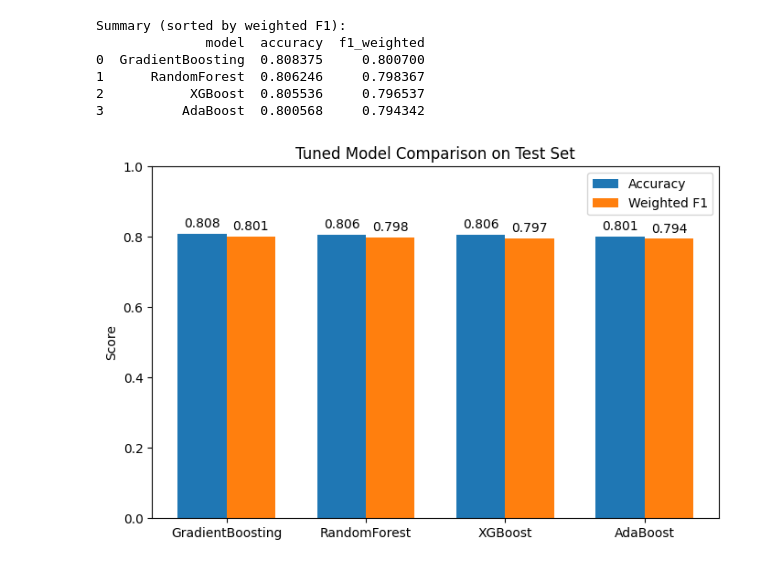
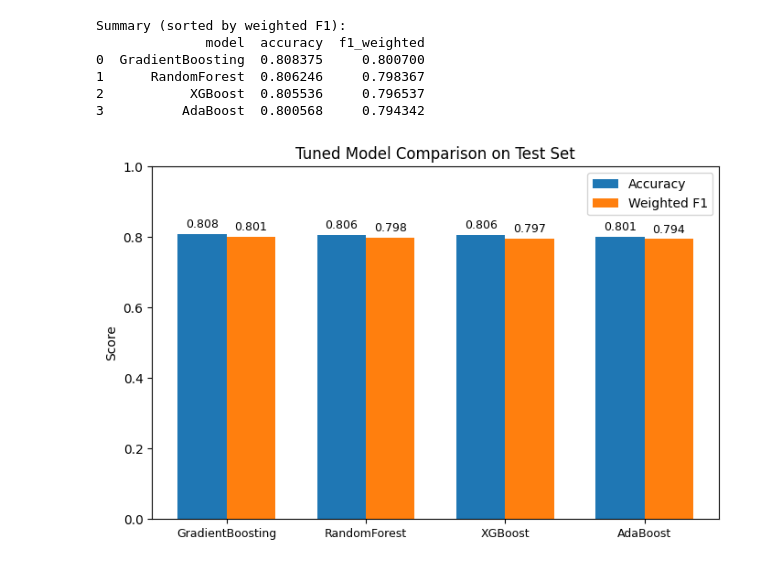
Before and after one commit to Genny995/Churn_Prediction, a Jupyter notebook: Customer Churn (Analysis and Prediction).ipynb, the cells around one changed output. Saved outputs shown, nothing was run; the diff lists cells and outputs as text; code cells hidden in the pictures.

```diff
--- a/Customer Churn (Analysis and Prediction).ipynb
+++ b/Customer Churn (Analysis and Prediction).ipynb
@@ -750,28 +750,29 @@ Summary (sorted by weighted F1):
 # %%
 plt.figure(figsize=(8,5))
 width = 0.35
 x = np.arange(len(results_df))
 
 # Barre
 bars1 = plt.bar(x - width/2, results_df['accuracy'], width, label='Accuracy')
 bars2 = plt.bar(x + width/2, results_df['f1_weighted'], width, label='Weighted F1')
 
 # Etichette asse x e limiti
-plt.xticks(x, results_df['model'])
+plt.xticks(x, results_df['model'], fontsize=9)
 plt.ylim(0,1)
 plt.ylabel('Score')
 plt.title('Tuned Model Comparison on Test Set')
 plt.legend()
 
 # Aggiungi etichette sopra le barre
 for bar in bars1:
     yval = bar.get_height()
-    plt.text(bar.get_x() + bar.get_width()/2, yval + 0.01, f"{yval:.3f}", ha='center', va='bottom')
+    plt.text(bar.get_x() + bar.get_width()/2, yval + 0.01, f"{yval:.3f}", ha='center', va='bottom', fontsize=9)
 
 for bar in bars2:
     yval = bar.get_height()
-    plt.text(bar.get_x() + bar.get_width()/2, yval + 0.01, f"{yval:.3f}", ha='center', va='bottom')
+    plt.text(bar.get_x() + bar.get_width()/2, yval + 0.01, f"{yval:.3f}", ha='center', va='bottom', fontsize=9)
 
+plt.savefig("Models Results Comparison.png") #save the file in the project folder
 plt.show()
 # %% [output]
-[figure, old version]
+[figure, new version]
```
